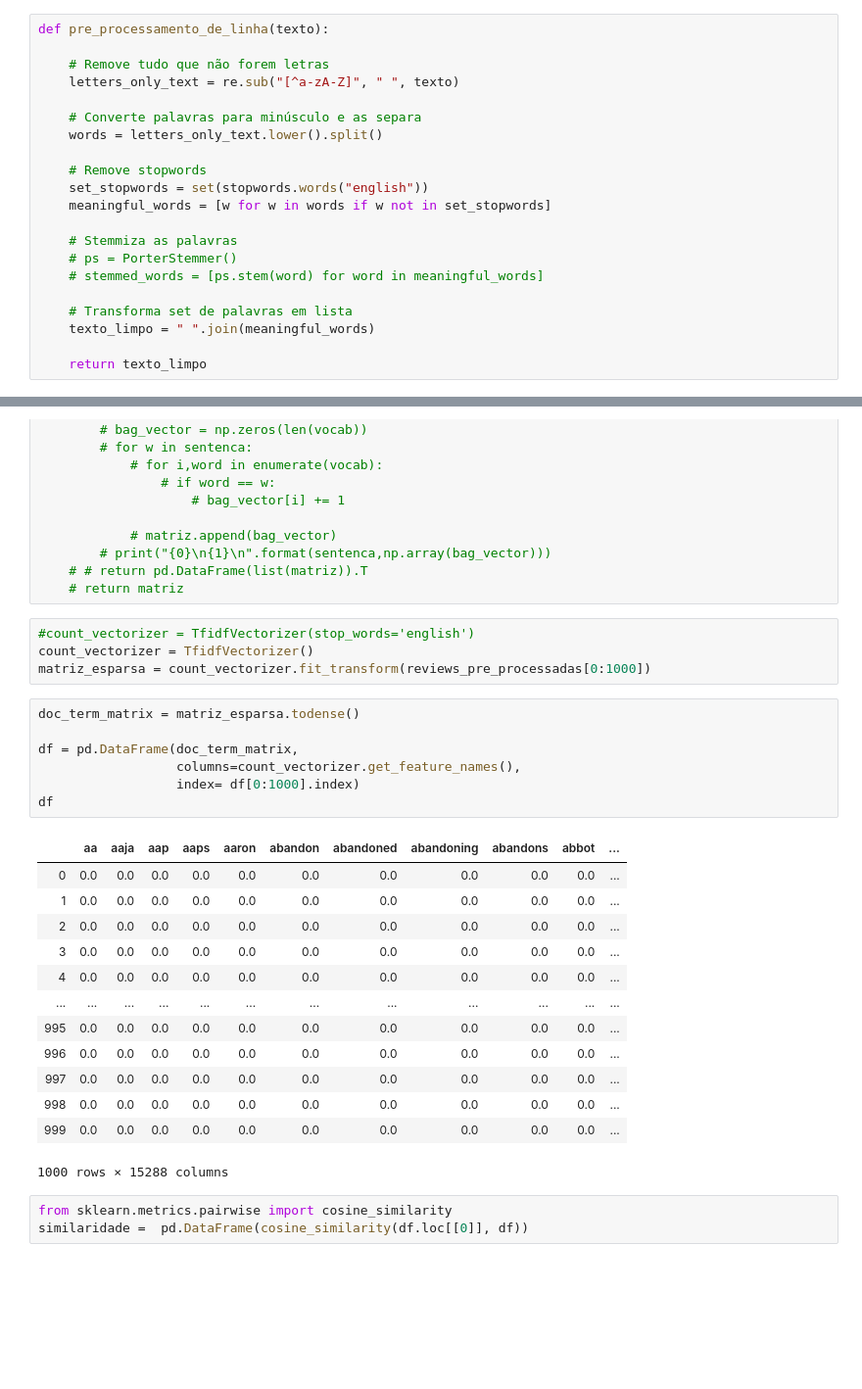
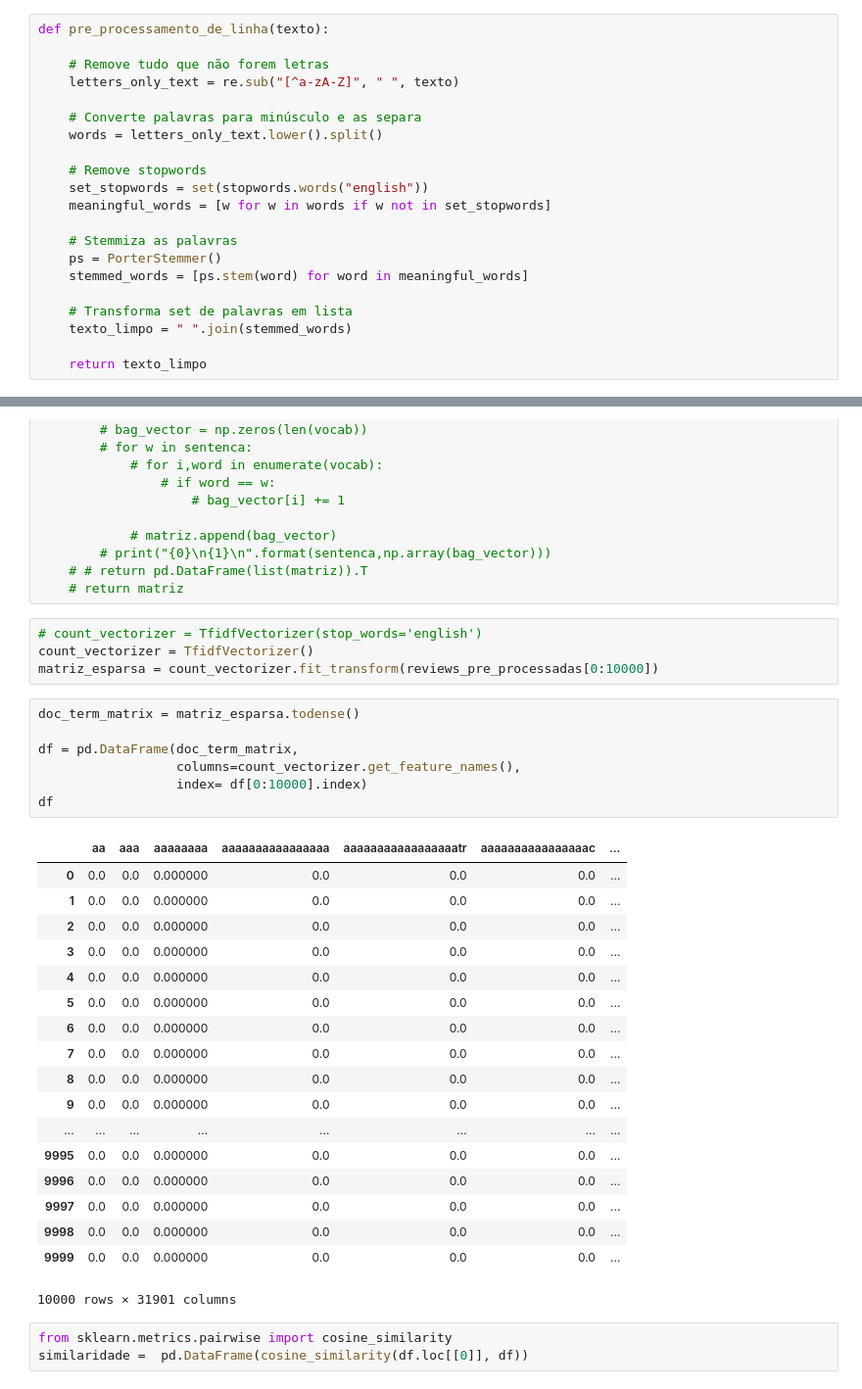
Before and after one commit to cardosolh/BagOfWords, a Jupyter notebook: Bag Of Words.ipynb, the cells around one changed output, grey strips where cells are left out. Shown: that part at 98% size. Drawn from its saved outputs; the diff is of its cells as text; blank space fills up the shorter version.

```diff
--- a/Bag Of Words.ipynb
+++ b/Bag Of Words.ipynb
@@ -35,11 +35,11 @@ def pre_processamento_de_linha(texto):
     meaningful_words = [w for w in words if w not in set_stopwords]
 
     # Stemmiza as palavras
-    # ps = PorterStemmer()
-    # stemmed_words = [ps.stem(word) for word in meaningful_words]
+    ps = PorterStemmer()
+    stemmed_words = [ps.stem(word) for word in meaningful_words]
 
     # Transforma set de palavras em lista
-    texto_limpo = " ".join(meaningful_words)
+    texto_limpo = " ".join(stemmed_words)
 
     return texto_limpo
 # %%
@@ -96,30 +78,35 @@ palavras_tokenizadas
     # # return pd.DataFrame(list(matriz)).T
     # return matriz
 # %%
-#count_vectorizer = TfidfVectorizer(stop_words='english')
+# count_vectorizer = TfidfVectorizer(stop_words='english')
 count_vectorizer = TfidfVectorizer()
-matriz_esparsa = count_vectorizer.fit_transform(reviews_pre_processadas[0:1000])
+matriz_esparsa = count_vectorizer.fit_transform(reviews_pre_processadas[0:10000])
 # %%
 doc_term_matrix = matriz_esparsa.todense()
 
 df = pd.DataFrame(doc_term_matrix,
                   columns=count_vectorizer.get_feature_names(),
-                  index= df[0:1000].index)
+                  index= df[0:10000].index)
 df
 # %% [output]
-|  | aa | aaja | aap | aaps | aaron | abandon | abandoned | abandoning | abandons | abbot | ... |
-| 0 | 0.0 | 0.0 | 0.0 | 0.0 | 0.0 | 0.0 | 0.0 | 0.0 | 0.0 | 0.0 | ... |
-| 1 | 0.0 | 0.0 | 0.0 | 0.0 | 0.0 | 0.0 | 0.0 | 0.0 | 0.0 | 0.0 | ... |
-| 2 | 0.0 | 0.0 | 0.0 | 0.0 | 0.0 | 0.0 | 0.0 | 0.0 | 0.0 | 0.0 | ... |
-| 3 | 0.0 | 0.0 | 0.0 | 0.0 | 0.0 | 0.0 | 0.0 | 0.0 | 0.0 | 0.0 | ... |
-| 4 | 0.0 | 0.0 | 0.0 | 0.0 | 0.0 | 0.0 | 0.0 | 0.0 | 0.0 | 0.0 | ... |
-| ... | ... | ... | ... | ... | ... | ... | ... | ... | ... | ... | ... |
-| 995 | 0.0 | 0.0 | 0.0 | 0.0 | 0.0 | 0.0 | 0.0 | 0.0 | 0.0 | 0.0 | ... |
-| 996 | 0.0 | 0.0 | 0.0 | 0.0 | 0.0 | 0.0 | 0.0 | 0.0 | 0.0 | 0.0 | ... |
-| 997 | 0.0 | 0.0 | 0.0 | 0.0 | 0.0 | 0.0 | 0.0 | 0.0 | 0.0 | 0.0 | ... |
-| 998 | 0.0 | 0.0 | 0.0 | 0.0 | 0.0 | 0.0 | 0.0 | 0.0 | 0.0 | 0.0 | ... |
-| 999 | 0.0 | 0.0 | 0.0 | 0.0 | 0.0 | 0.0 | 0.0 | 0.0 | 0.0 | 0.0 | ... |
+|  | aa | aaa | aaaaaaaa | aaaaaaaaaaaaaaaa | aaaaaaaaaaaaaaaaatr | aaaaaaaaaaaaaaaac | ... |
+| 0 | 0.0 | 0.0 | 0.000000 | 0.0 | 0.0 | 0.0 | ... |
+| 1 | 0.0 | 0.0 | 0.000000 | 0.0 | 0.0 | 0.0 | ... |
+| 2 | 0.0 | 0.0 | 0.000000 | 0.0 | 0.0 | 0.0 | ... |
+| 3 | 0.0 | 0.0 | 0.000000 | 0.0 | 0.0 | 0.0 | ... |
+| 4 | 0.0 | 0.0 | 0.000000 | 0.0 | 0.0 | 0.0 | ... |
+| 5 | 0.0 | 0.0 | 0.000000 | 0.0 | 0.0 | 0.0 | ... |
+| 6 | 0.0 | 0.0 | 0.000000 | 0.0 | 0.0 | 0.0 | ... |
+| 7 | 0.0 | 0.0 | 0.000000 | 0.0 | 0.0 | 0.0 | ... |
+| 8 | 0.0 | 0.0 | 0.000000 | 0.0 | 0.0 | 0.0 | ... |
+| 9 | 0.0 | 0.0 | 0.000000 | 0.0 | 0.0 | 0.0 | ... |
+| ... | ... | ... | ... | ... | ... | ... | ... |
+| 9995 | 0.0 | 0.0 | 0.000000 | 0.0 | 0.0 | 0.0 | ... |
+| 9996 | 0.0 | 0.0 | 0.000000 | 0.0 | 0.0 | 0.0 | ... |
+| 9997 | 0.0 | 0.0 | 0.000000 | 0.0 | 0.0 | 0.0 | ... |
+| 9998 | 0.0 | 0.0 | 0.000000 | 0.0 | 0.0 | 0.0 | ... |
+| 9999 | 0.0 | 0.0 | 0.000000 | 0.0 | 0.0 | 0.0 | ... |
-1000 rows × 15288 columns
+10000 rows × 31901 columns
 # %%
 from sklearn.metrics.pairwise import cosine_similarity
 similaridade =  pd.DataFrame(cosine_similarity(df.loc[[0]], df))
```
Also changed, not shown: parts of 8 cells of this notebook.
